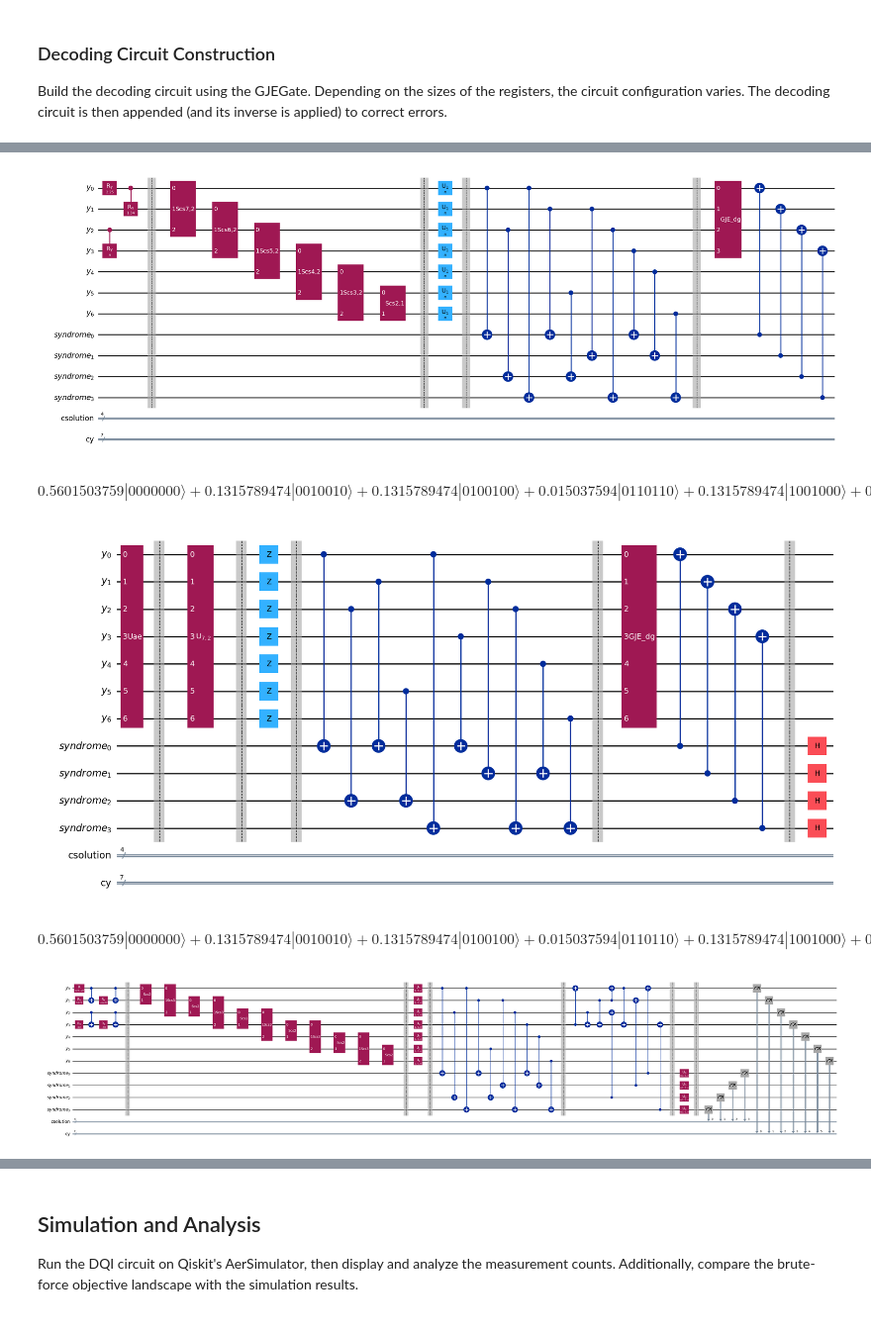
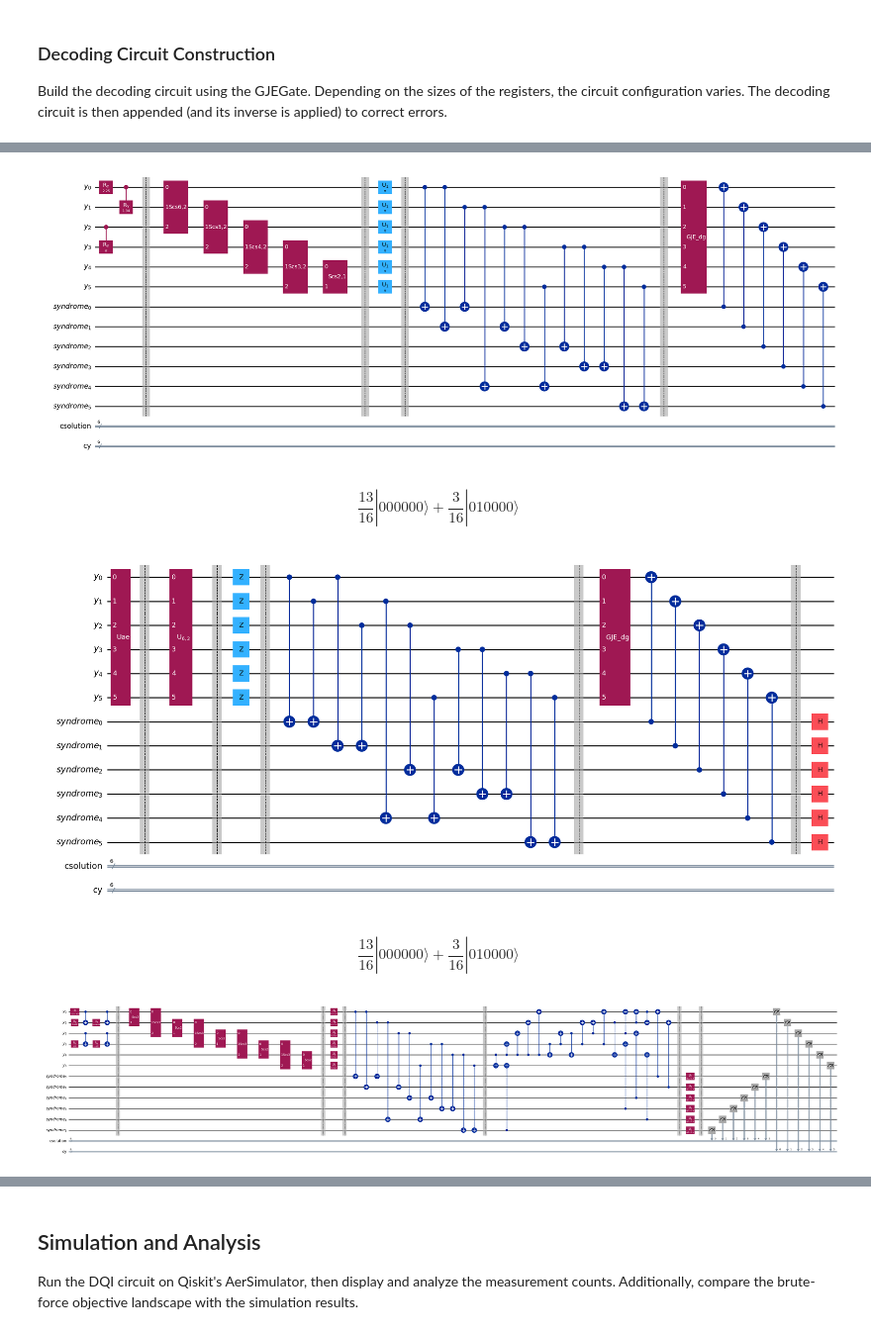
Before and after one commit to BankNatchapol/DQI-Circuit, a Jupyter notebook: notebooks/main.ipynb, the cells around one changed output, grey strips where cells are left out. Shown at 99% size. Drawn from its saved outputs; the diff is of its cells as text; code cells hidden in the pictures.

```diff
--- a/notebooks/main.ipynb
+++ b/notebooks/main.ipynb
@@ -116,11 +119,19 @@ def generator_matrix_from_H(H):
     G = np.array(G_sym, dtype=int) % 2
     return G
 
-G = generator_matrix_from_H(H)
-print("Generator matrix G:")
-print(G)
+# G = generator_matrix_from_H(H)
+# print("Generator matrix G:")
+# print(G)
 
 
+H = np.array([
+        [1, 1, 0, 0, 0, 0],
+        [1, 0, 0, 0, 1, 0],
+        [0, 1, 1, 0, 0, 0],
+        [0, 0, 1, 1, 0, 0],
+        [0, 0, 0, 1, 0, 1],
+        [0, 0, 0, 0, 1, 1]
+    ]).T
 B = H.T
 v = np.ones(B.shape[0])
 v
@@ -133,9 +139,0 @@ array([1., 1., 1., 1., 1., 1., 1.])
-# %%
-H = np.array([[1, 1, 0, 1, 0, 0, 0],
-              [0, 1, 0, 0, 1, 0, 0],
-              [0, 0, 1, 0, 0, 1, 0],
-              [1, 0, 1, 0, 0, 0, 1]])
-
-B = H.T
-v = np.ones(B.shape[0])
-v
@@ -297,8 +293,8 @@ if show_sv:
     reduced_density_matrix = partial_trace(Statevector(dqi_circuit), list(range(m, m+n)))
     display(Statevector(np.diagonal(reduced_density_matrix)).draw('latex'))
 # %% [output]
-[figure, old version]
+[figure, new version]
-$$0.5601503759 |0000000\rangle+0.1315789474 |0010010\rangle+0.1315789474 |0100100\rangle+0.015037594 |0110110\rangle+0.1315789474 |1001000\rangle+0.015037594 |1011010\rangle+0.015037594 |1101100\rangle$$
+$$\frac{13}{16} |000000\rangle+\frac{3}{16} |010000\rangle$$
 # %%
 # Hadamard Transform
 dqi_circuit.barrier()
@@ -310,16 +306,16 @@ if show_sv:
     reduced_density_matrix = partial_trace(Statevector(dqi_circuit), list(range(m, m+n)))
     display(Statevector(np.diagonal(reduced_density_matrix)).draw('latex'))
 # %% [output]
-[figure, old version]
+[figure, new version]
-$$0.5601503759 |0000000\rangle+0.1315789474 |0010010\rangle+0.1315789474 |0100100\rangle+0.015037594 |0110110\rangle+0.1315789474 |1001000\rangle+0.015037594 |1011010\rangle+0.015037594 |1101100\rangle$$
+$$\frac{13}{16} |000000\rangle+\frac{3}{16} |010000\rangle$$
 # %%
 # Measurement
 dqi_circuit.barrier()
 dqi_circuit.measure(dicke_qregs, dicke_cregs)
-dqi_circuit.measure(syndrome_qregs, syndrome_cregs[::-1])
+dqi_circuit.measure(syndrome_qregs[::-1], syndrome_cregs)
 display(dqi_circuit.decompose().decompose().draw('mpl', fold=-1))
 # %% [output]
-[figure, old version]
+[figure, new version]
 # %%
 # Measurement
 dqi_circuit.barrier()
```
Also changed, not shown: parts of 16 cells of this notebook, 46 other files.
